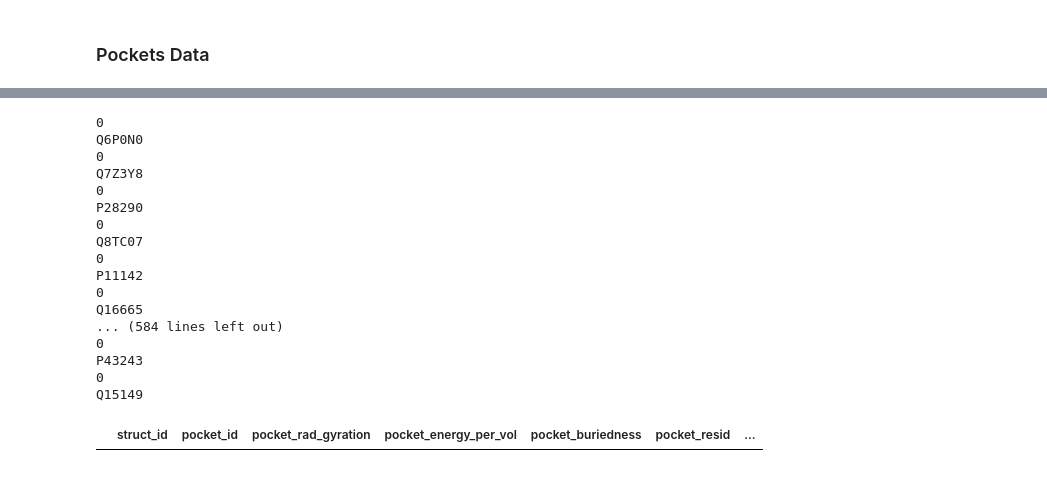
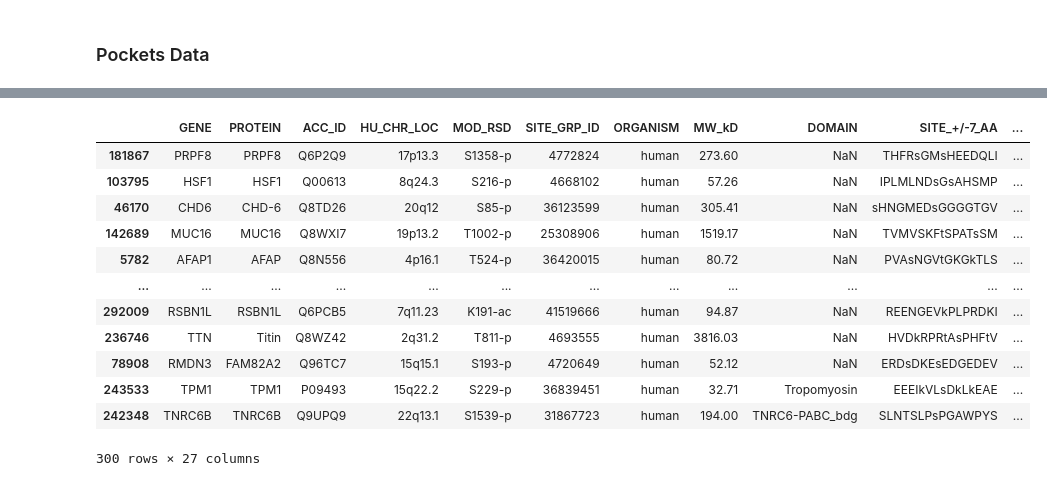
Before and after one commit to PhenoMeters/pheno_analysis, a Jupyter notebook: phosphosite.ipynb, the cells around one changed output, grey strips where cells are left out. Drawn from its saved outputs; the diff is of its cells as text; code cells hidden in the pictures.

```diff
--- a/phosphosite.ipynb
+++ b/phosphosite.ipynb
@@ -172,7 +173,7 @@ interfaces_data
 486099 rows × 11 columns
 # %%
 # adding pockets data
-pockets_data = pd.read_csv("../2024.05.28_pockets.tsv", delimiter='\t', header=0)
+pockets_data = pd.read_csv("~/pnnl/ppi/2024.05.28_pockets.tsv", delimiter='\t', header=0)
 pockets_data
 # %% [output]
 |  | struct_id | pocket_id | pocket_rad_gyration | pocket_energy_per_vol | pocket_buriedness | pocket_resid | ... |
@@ -326,38 +328,46 @@ test_psp
 # %%
 unique_uniprots = test_psp['uniprot_id'].unique() # get all of the unique uniprot
 
 # for each unique uniprotID...
 for uniprot in unique_uniprots:
     # isolate to psp and pockets in each uniprot
     psp_only_uniprot = test_psp[test_psp.uniprot_id == uniprot]
-    psp_only_uniprot = psp_only_uniprot.reset_index()
     pocket_only_uniprot = pockets_data[pockets_data.uniprot_id == uniprot]
+    # print(pocket_only_uniprot)
 
 # for each psp
     for phosphosite_row_index in psp_only_uniprot.index:
-        print(phosphosite_row_index)
-        print(psp_only_uniprot.loc[phosphosite_row_index,'res_number'])
-        residue_num = (psp_only_uniprot.loc[phosphosite_row_index,'res_number']) # finding the residue number of the psp
+        #print(psp_only_uniprot)
+        #print(phosphosite_row_index)
+        residue_num = str(psp_only_uniprot.loc[phosphosite_row_index,'res_number']) # finding the residue number of the psp
+        #print(residue_num)
         # use the residue # to get the coordinates in space from pdb file
+
+        for pocket_index in pocket_only_uniprot.index : # get all the residues in all of the pockets
+            pocket_residues = pocket_only_uniprot.loc[pocket_index,'pocket_resid']
+            # print(pocket_residues)
+
+            # check if it's inside of a pocket
+            identifier = uniprot + "_" + str(residue_num)
+            if residue_num in pocket_residues:
+                test_psp.loc[phosphosite_row_index,'inside_pocket'] = 1 # if residue is in the pocket, put a 1 in the inside pocket column
+            else:
+                test_psp.loc[phosphosite_row_index,'inside_pocket'] = 0
+
+
+
+test_psp
 # %% [output]
+|  | GENE | PROTEIN | ACC_ID | HU_CHR_LOC | MOD_RSD | SITE_GRP_ID | ORGANISM | MW_kD | DOMAIN | SITE_+/-7_AA | ... |
+| 181867 | PRPF8 | PRPF8 | Q6P2Q9 | 17p13.3 | S1358-p | 4772824 | human | 273.60 | NaN | THFRsGMsHEEDQLI | ... |
+| 103795 | HSF1 | HSF1 | Q00613 | 8q24.3 | S216-p | 4668102 | human | 57.26 | NaN | IPLMLNDsGsAHSMP | ... |
+| 46170 | CHD6 | CHD-6 | Q8TD26 | 20q12 | S85-p | 36123599 | human | 305.41 | NaN | sHNGMEDsGGGGTGV | ... |
+| 142689 | MUC16 | MUC16 | Q8WXI7 | 19p13.2 | T1002-p | 25308906 | human | 1519.17 | NaN | TVMVSKFtSPATsSM | ... |
+| 5782 | AFAP1 | AFAP | Q8N556 | 4p16.1 | T524-p | 36420015 | human | 80.72 | NaN | PVAsNGVtGKGkTLS | ... |
+| ... | ... | ... | ... | ... | ... | ... | ... | ... | ... | ... | ... |
+| 292009 | RSBN1L | RSBN1L | Q6PCB5 | 7q11.23 | K191-ac | 41519666 | human | 94.87 | NaN | REENGEVkPLPRDKI | ... |
+| 236746 | TTN | Titin | Q8WZ42 | 2q31.2 | T811-p | 4693555 | human | 3816.03 | NaN | HVDkRPRtAsPHFtV | ... |
+| 78908 | RMDN3 | FAM82A2 | Q96TC7 | 15q15.1 | S193-p | 4720649 | human | 52.12 | NaN | ERDsDKEsEDGEDEV | ... |
+| 243533 | TPM1 | TPM1 | P09493 | 15q22.2 | S229-p | 36839451 | human | 32.71 | Tropomyosin | EEEIkVLsDkLkEAE | ... |
+| 242348 | TNRC6B | TNRC6B | Q9UPQ9 | 22q13.1 | S1539-p | 31867723 | human | 194.00 | TNRC6-PABC_bdg | SLNTSLPsPGAWPYS | ... |
-0
-Q6P0N0
-0
-Q7Z3Y8
-0
-P28290
-0
-Q8TC07
-0
-P11142
-0
-Q16665
-... (584 lines left out)
-0
-P43243
-0
-Q15149
+300 rows × 27 columns
-# %%
-pocket_only_uniprot
-# %% [output]
-|  | struct_id | pocket_id | pocket_rad_gyration | pocket_energy_per_vol | pocket_buriedness | pocket_resid | ... |
```
Also changed, not shown: parts of 5 cells of this notebook.
